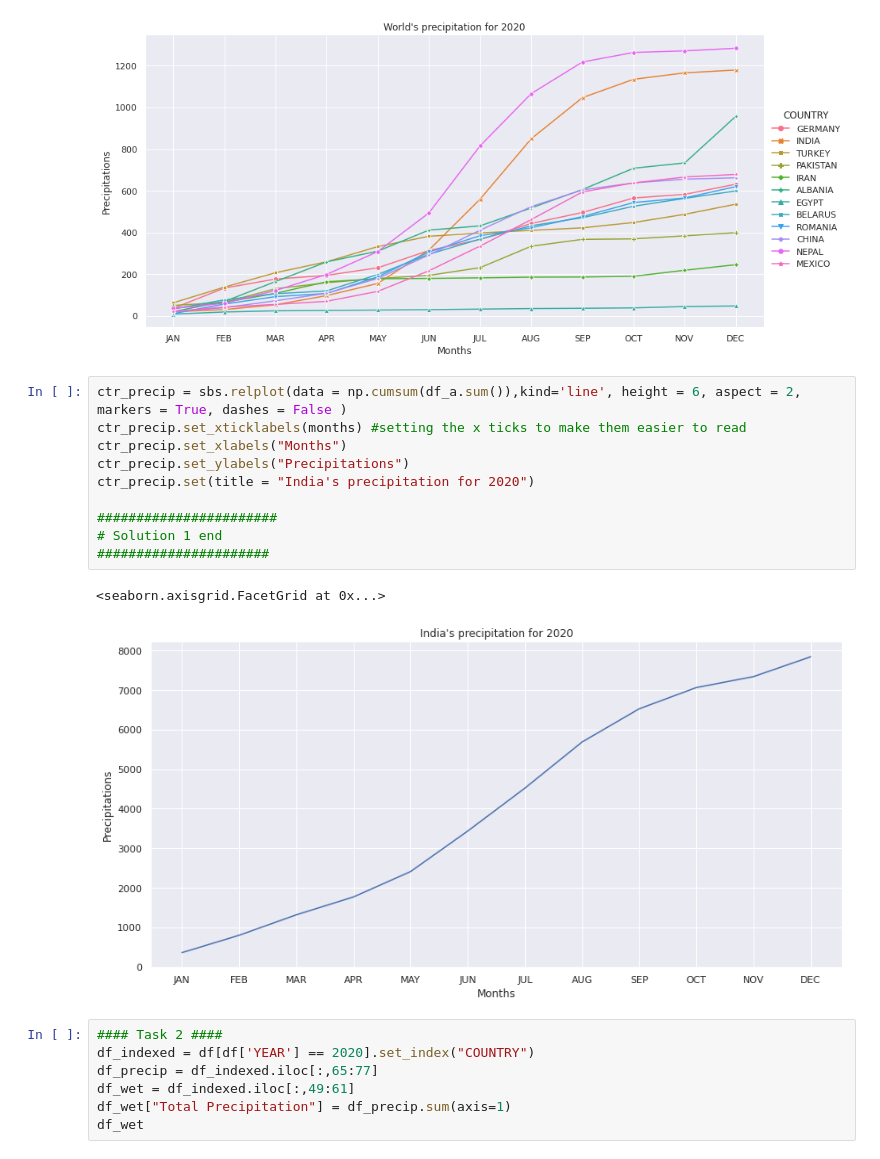
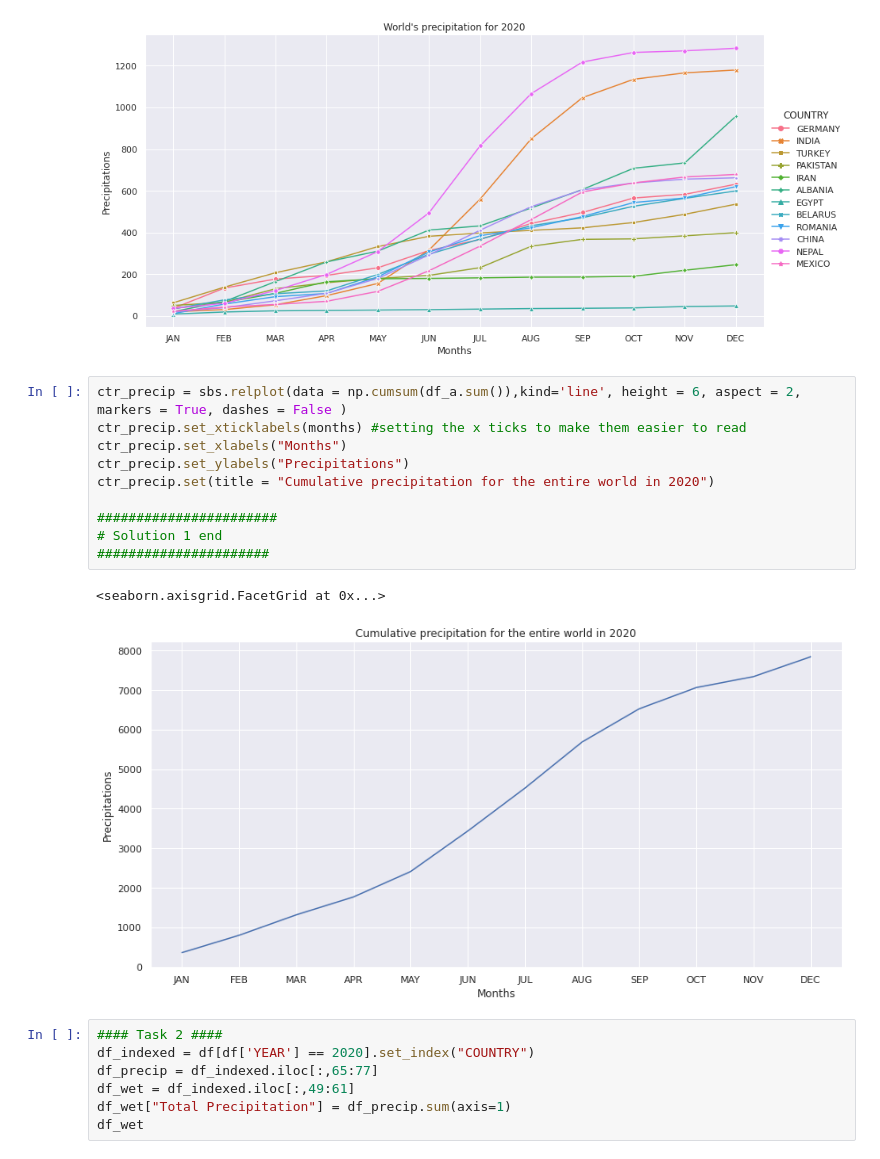
Before and after one commit to aronzek/UHH_research_methods, a Jupyter notebook: RM_A02_Group_E.ipynb, the cells around one changed output. Saved outputs shown, nothing was run; the diff lists cells and outputs as text.

```diff
--- a/RM_A02_Group_E.ipynb
+++ b/RM_A02_Group_E.ipynb
@@ -154,16 +154,16 @@ g.set(title = "World's precipitation for 2020")
 # %%
 ctr_precip = sbs.relplot(data = np.cumsum(df_a.sum()),kind='line', height = 6, aspect = 2, markers = True, dashes = False )
 ctr_precip.set_xticklabels(months) #setting the x ticks to make them easier to read
 ctr_precip.set_xlabels("Months")
 ctr_precip.set_ylabels("Precipitations")
-ctr_precip.set(title = "India's precipitation for 2020")
+ctr_precip.set(title = "Cumulative precipitation for the entire world in 2020")
 
 #######################
 # Solution 1 end
 ######################
 # %% [output]
 <seaborn.axisgrid.FacetGrid at 0x...>
-[figure, old version]
+[figure, new version]
 # %%
 #### Task 2 ####
 df_indexed = df[df['YEAR'] == 2020].set_index("COUNTRY")
```
Also changed, not shown: parts of 7 cells of this notebook.
